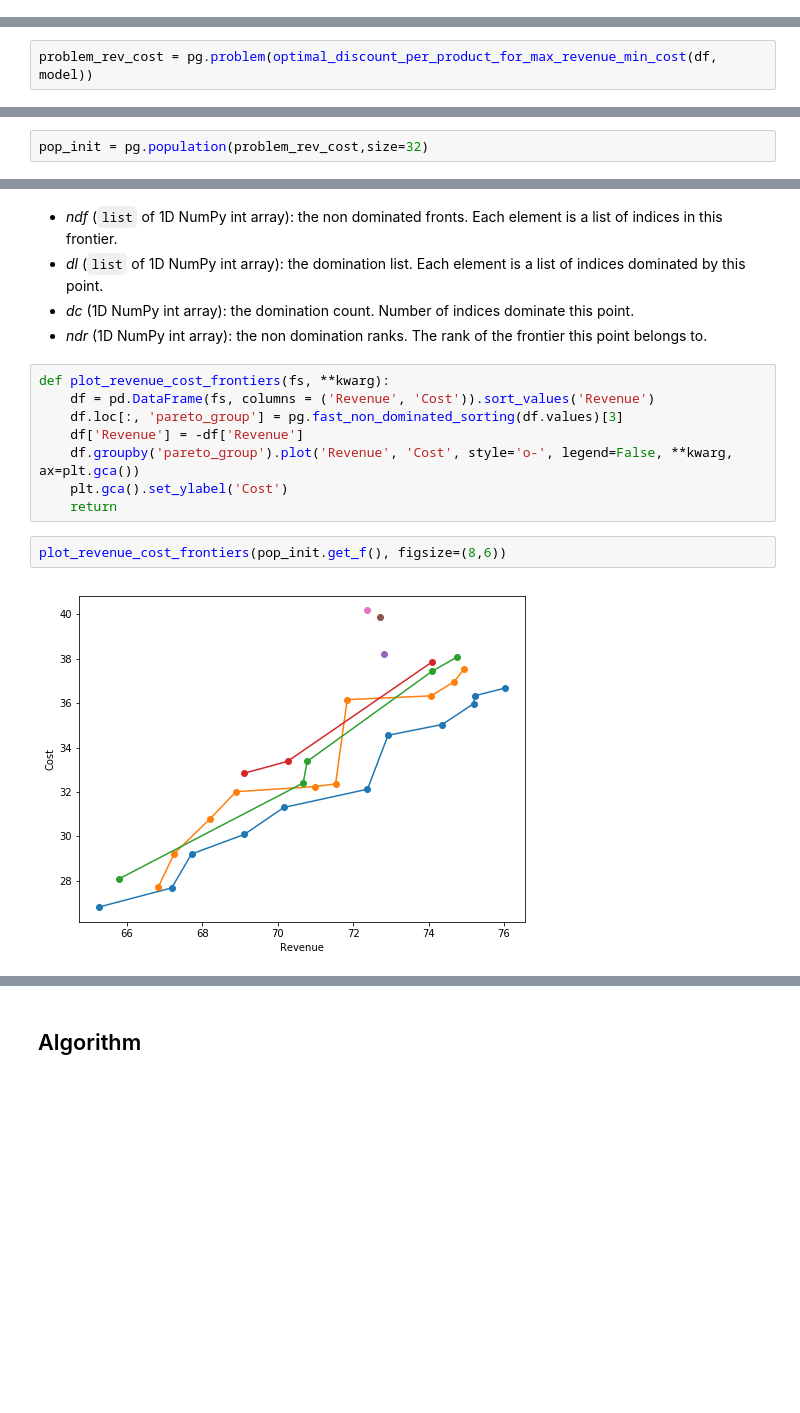
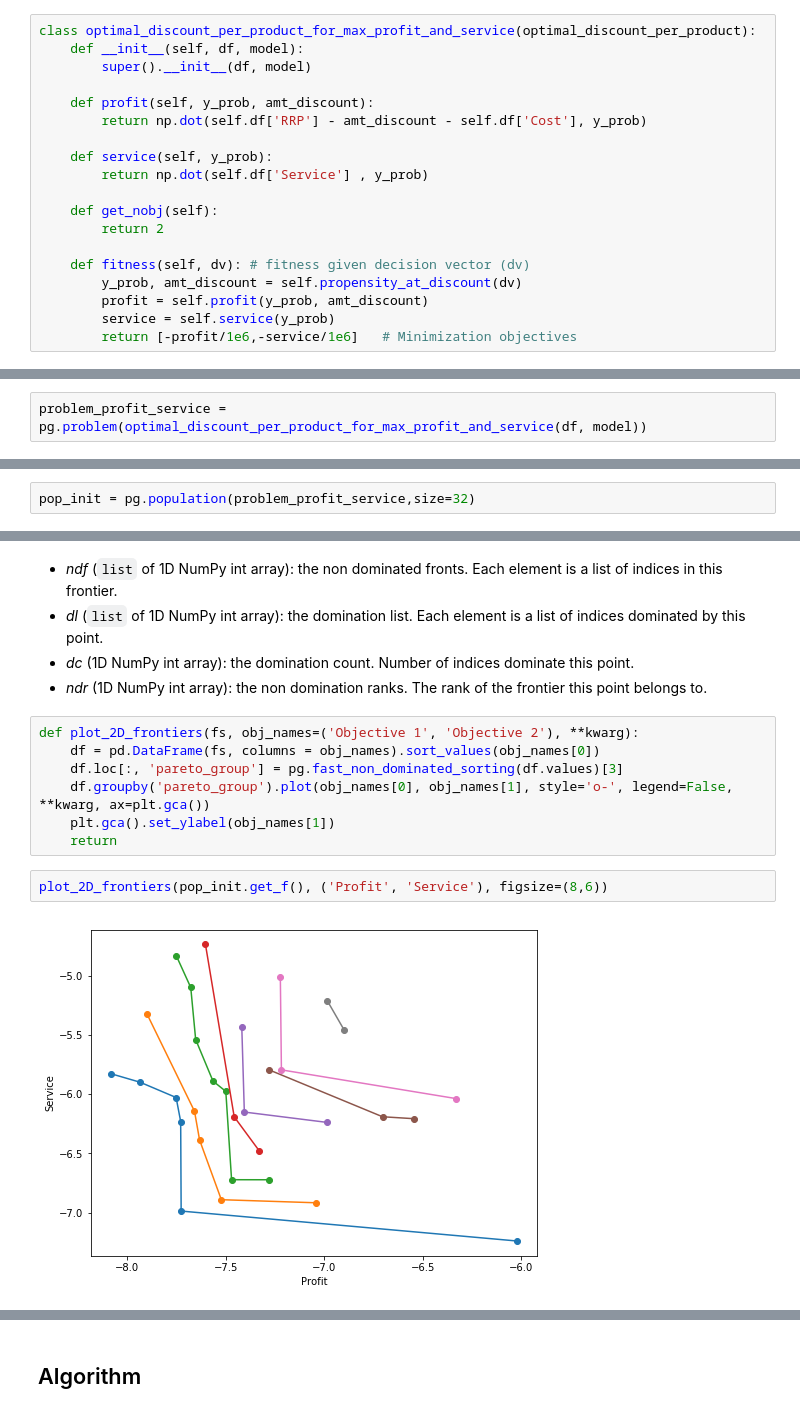
Before and after one commit to zhongjiahang/PyGMO_tutorial, a Jupyter notebook: 3_Discount_Optimization.ipynb, the cells around one changed output, grey strips where cells are left out. Saved outputs shown, nothing was run; the diff lists cells and outputs as text; blank space fills up the shorter version.

```diff
--- a/3_Discount_Optimization.ipynb
+++ b/3_Discount_Optimization.ipynb
@@ -134,2 +173,21 @@ class optimal_discount_per_product_for_max_revenue_min_cost:
+# %%
+class optimal_discount_per_product_for_max_profit_and_service(optimal_discount_per_product):
+    def __init__(self, df, model):
+        super().__init__(df, model)
+
+    def profit(self, y_prob, amt_discount):
+        return np.dot(self.df['RRP'] - amt_discount - self.df['Cost'], y_prob)
+
+    def service(self, y_prob):
+        return np.dot(self.df['Service'] , y_prob)
+
+    def get_nobj(self):
+        return 2
+
+    def fitness(self, dv): # fitness given decision vector (dv)
+        y_prob, amt_discount = self.propensity_at_discount(dv)
+        profit = self.profit(y_prob, amt_discount)
+        service = self.service(y_prob)
+        return [-profit/1e6,-service/1e6]   # Minimization objectives
 # %% [markdown]
 Notes:
@@ -138,6 +196,6 @@ Notes:
 # %%
-problem_rev_cost = pg.problem(optimal_discount_per_product_for_max_revenue_min_cost(df, model))
+problem_profit_service = pg.problem(optimal_discount_per_product_for_max_profit_and_service(df, model))
 # %% [markdown]
 ## Population: Pareto frontiers and hypervolume
 # %%
-pop_init = pg.population(problem_rev_cost,size=32)
+pop_init = pg.population(problem_profit_service,size=32)
@@ -160,15 +221,14 @@ ndf
 * *dc* (1D NumPy int array): the domination count. Number of indices dominate this point.
 * *ndr* (1D NumPy int array): the non domination ranks. The rank of the frontier this point belongs to.
 # %%
-def plot_revenue_cost_frontiers(fs, **kwarg):
-    df = pd.DataFrame(fs, columns = ('Revenue', 'Cost')).sort_values('Revenue')
+def plot_2D_frontiers(fs, obj_names=('Objective 1', 'Objective 2'), **kwarg):
+    df = pd.DataFrame(fs, columns = obj_names).sort_values(obj_names[0])
     df.loc[:, 'pareto_group'] = pg.fast_non_dominated_sorting(df.values)[3]
-    df['Revenue'] = -df['Revenue']
-    df.groupby('pareto_group').plot('Revenue', 'Cost', style='o-', legend=False, **kwarg, ax=plt.gca())
-    plt.gca().set_ylabel('Cost')
+    df.groupby('pareto_group').plot(obj_names[0], obj_names[1], style='o-', legend=False, **kwarg, ax=plt.gca())
+    plt.gca().set_ylabel(obj_names[1])
     return
 # %%
-plot_revenue_cost_frontiers(pop_init.get_f(), figsize=(8,6))
+plot_2D_frontiers(pop_init.get_f(), ('Profit', 'Service'), figsize=(8,6))
 # %% [output]
-[figure, old version]
+[figure, new version]
 # %% [markdown]
```
Also changed, not shown: parts of 71 cells of this notebook, 4 other files.
